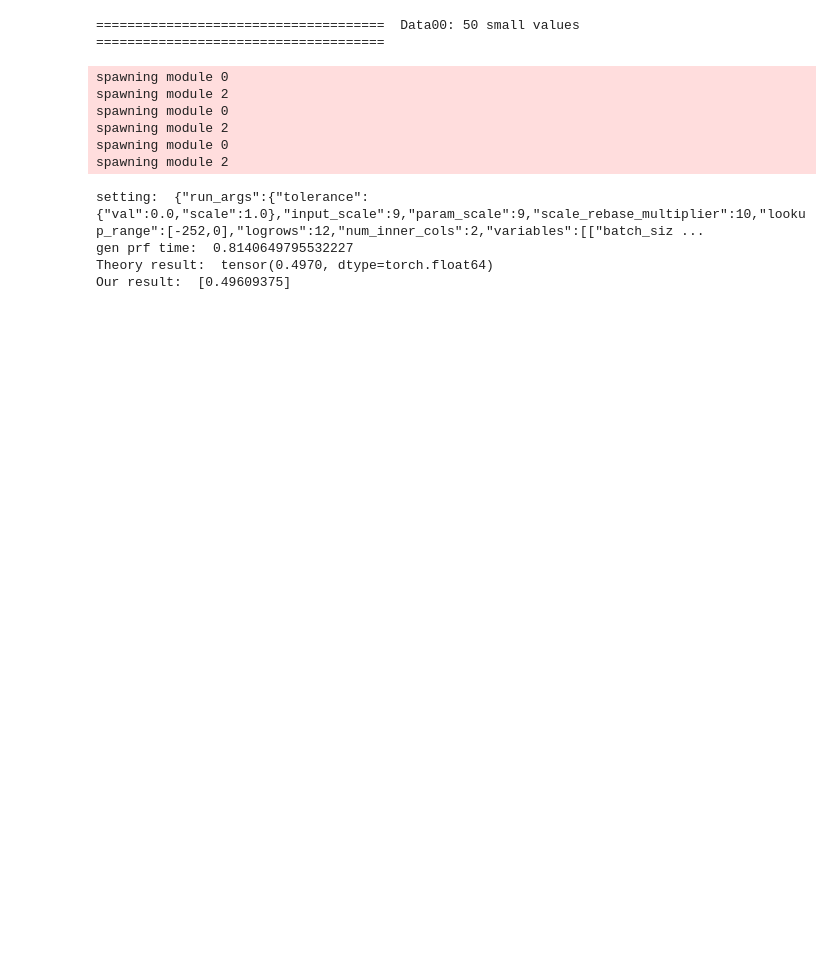
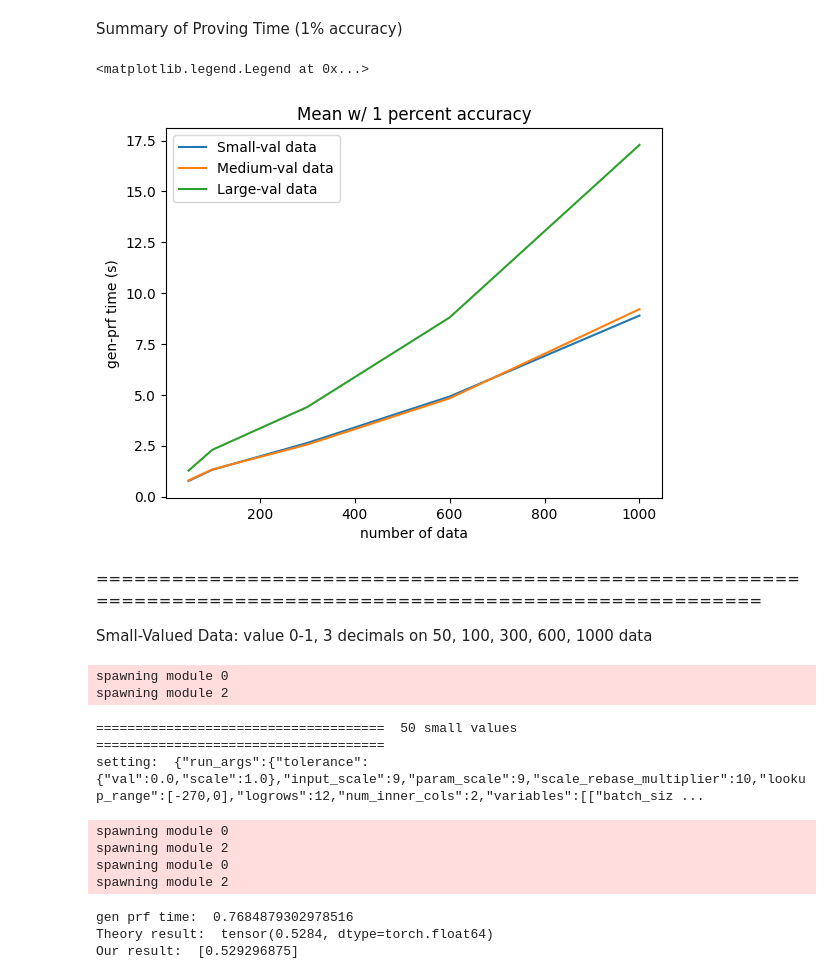
Before and after one commit to ZKStats/zk-stats-lib, a Jupyter notebook: benchmark/one_column/bench_mean.ipynb, the cells around one changed output. Saved outputs shown, nothing was run; the diff lists cells and outputs as text; code cells hidden in the pictures; blank space fills up the shorter version.

```diff
--- a/benchmark/one_column/bench_mean.ipynb
+++ b/benchmark/one_column/bench_mean.ipynb
@@ -38,18 +44,45 @@ def model_func(param):
             # here is witness approach
             return (torch.abs(torch.sum(X)-X.size()[1]*(self.w))<=torch.abs(0.01*X.size()[1]*self.w), self.w)
     return verifier_model
+# %% [markdown]
+Summary of Proving Time (1% accuracy)
+# %%
+# Hence calibrate scale accordingly to compres the circuit size as long as the answer still within 1 percent
+import matplotlib.pyplot as plt
+data_number = [50, 100, 300, 600, 1000]
+sm_time = [0.7684879302978516,1.3166420459747314,2.6340391635894775, 4.918079853057861 , 8.896933794021606]
+plt.title("Mean w/ 1 percent accuracy")
+plt.xlabel("number of data")
+plt.ylabel("gen-prf time (s)")
+plt.plot(data_number, sm_time, label = 'Small-val data')
+
+med_time = [0.7951033115386963, 1.3345720767974854, 2.5550217628479004, 4.829335927963257, 9.212452173233032]
+plt.plot(data_number, med_time, label = 'Medium-val data')
+
+lar_time = [1.2746598720550537, 2.2985689640045166, 4.399665117263794, 8.803163051605225, 17.28679895401001]
+plt.plot(data_number, lar_time, label = 'Large-val data')
+
+
+plt.legend()
+# %% [output]
+<matplotlib.legend.Legend at 0x...>
+[figure, added]
+# %% [markdown]
+=============================================================================================================
+
+Small-Valued Data: value 0-1, 3 decimals on 50, 100, 300, 600, 1000 data
 # %%
-bench_one([data00_path], model_func,gen_param_func, "Data00: 50 small values","default", "resources")
+bench_one([data_sm_50_path], model_func,gen_param_func, "50 small values","default", "resources")
 # %% [output]
-=====================================  Data00: 50 small values  =====================================
+spawning module 0
+spawning module 2
-spawning module 0
-spawning module 2
-spawning module 0
-spawning module 2
-spawning module 0
-spawning module 2
+=====================================  50 small values  =====================================
+setting:  {"run_args":{"tolerance":{"val":0.0,"scale":1.0},"input_scale":9,"param_scale":9,"scale_rebase_multiplier":10,"lookup_range":[-270,0],"logrows":12,"num_inner_cols":2,"variables":[["batch_siz ...
-setting:  {"run_args":{"tolerance":{"val":0.0,"scale":1.0},"input_scale":9,"param_scale":9,"scale_rebase_multiplier":10,"lookup_range":[-252,0],"logrows":12,"num_inner_cols":2,"variables":[["batch_siz ...
-gen prf time:  0.8140649795532227
-Theory result:  tensor(0.4970, dtype=torch.float64)
-Our result:  [0.49609375]
+spawning module 0
+spawning module 2
+spawning module 0
+spawning module 2
+gen prf time:  0.7684879302978516
+Theory result:  tensor(0.5284, dtype=torch.float64)
+Our result:  [0.529296875]
 # %%
```
Also changed, not shown: parts of 20 cells of this notebook, 29 other files.
